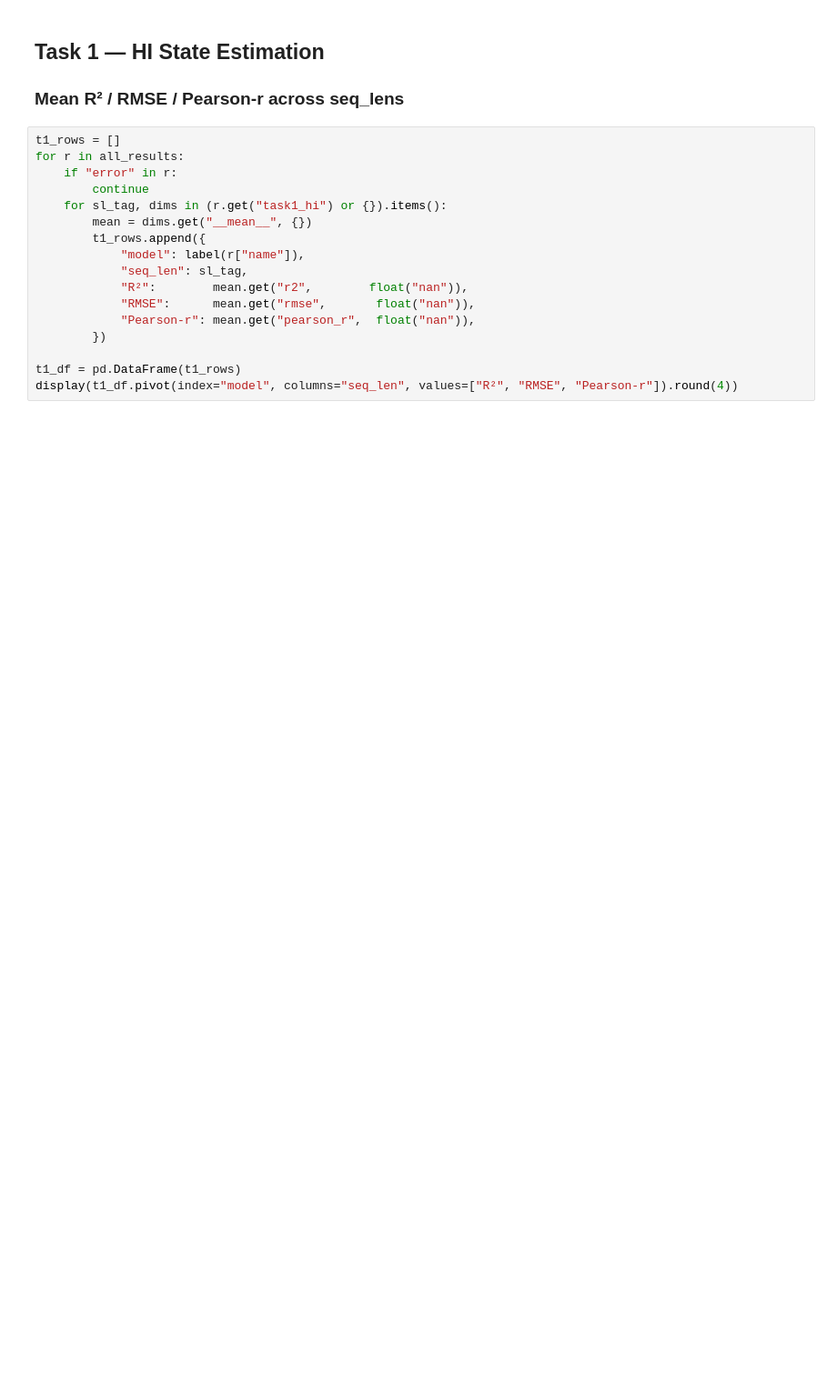
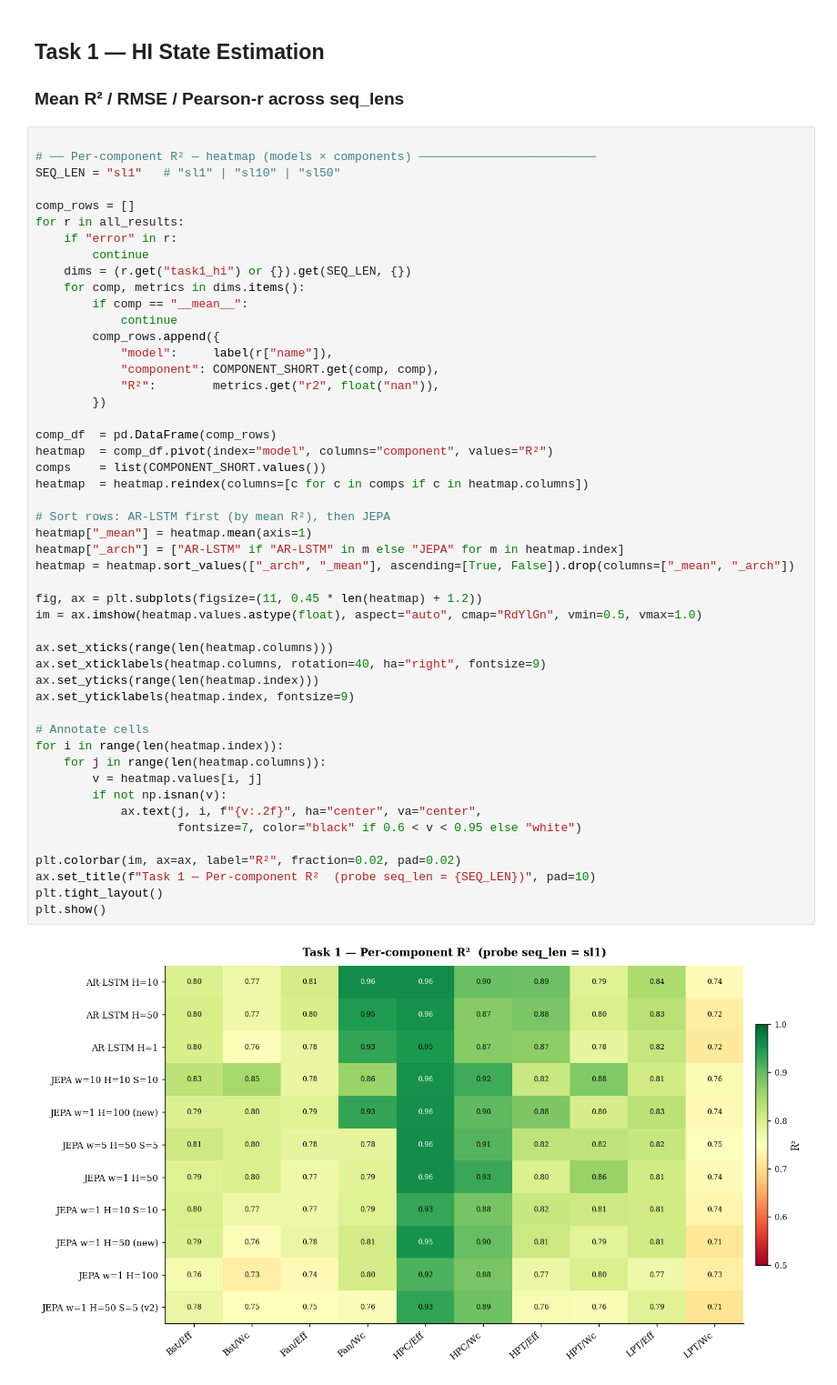
Before and after one commit to LucasStill/le-wm, a Jupyter notebook: results_viewer.ipynb, the cells around one changed output. Shown at 91% size. Drawn from its saved outputs; the diff is of its cells as text; blank space fills up the shorter version.

```diff
--- a/results_viewer.ipynb
+++ b/results_viewer.ipynb
@@ -100,23 +290,57 @@ overview
 # %% [markdown]
 ## Task 1 — HI State Estimation
 ### Mean R² / RMSE / Pearson-r across seq_lens
-# %%
-t1_rows = []
-for r in all_results:
-    if "error" in r:
-        continue
-    for sl_tag, dims in (r.get("task1_hi") or {}).items():
-        mean = dims.get("__mean__", {})
-        t1_rows.append({
-            "model": label(r["name"]),
-            "seq_len": sl_tag,
-            "R²":        mean.get("r2",        float("nan")),
-            "RMSE":      mean.get("rmse",       float("nan")),
-            "Pearson-r": mean.get("pearson_r",  float("nan")),
-        })
-
-t1_df = pd.DataFrame(t1_rows)
-display(t1_df.pivot(index="model", columns="seq_len", values=["R²", "RMSE", "Pearson-r"]).round(4))
+# %%
+
+# ── Per-component R² — heatmap (models × components) ─────────────────────────
+SEQ_LEN = "sl1"   # "sl1" | "sl10" | "sl50"
+
+comp_rows = []
+for r in all_results:
+    if "error" in r:
+        continue
+    dims = (r.get("task1_hi") or {}).get(SEQ_LEN, {})
+    for comp, metrics in dims.items():
+        if comp == "__mean__":
+            continue
+        comp_rows.append({
+            "model":     label(r["name"]),
+            "component": COMPONENT_SHORT.get(comp, comp),
+            "R²":        metrics.get("r2", float("nan")),
+        })
+
+comp_df  = pd.DataFrame(comp_rows)
+heatmap  = comp_df.pivot(index="model", columns="component", values="R²")
+comps    = list(COMPONENT_SHORT.values())
+heatmap  = heatmap.reindex(columns=[c for c in comps if c in heatmap.columns])
+
+# Sort rows: AR-LSTM first (by mean R²), then JEPA
+heatmap["_mean"] = heatmap.mean(axis=1)
+heatmap["_arch"] = ["AR-LSTM" if "AR-LSTM" in m else "JEPA" for m in heatmap.index]
+heatmap = heatmap.sort_values(["_arch", "_mean"], ascending=[True, False]).drop(columns=["_mean", "_arch"])
+
+fig, ax = plt.subplots(figsize=(11, 0.45 * len(heatmap) + 1.2))
+im = ax.imshow(heatmap.values.astype(float), aspect="auto", cmap="RdYlGn", vmin=0.5, vmax=1.0)
+
+ax.set_xticks(range(len(heatmap.columns)))
+ax.set_xticklabels(heatmap.columns, rotation=40, ha="right", fontsize=9)
+ax.set_yticks(range(len(heatmap.index)))
+ax.set_yticklabels(heatmap.index, fontsize=9)
+
+# Annotate cells
+for i in range(len(heatmap.index)):
+    for j in range(len(heatmap.columns)):
+        v = heatmap.values[i, j]
+        if not np.isnan(v):
+            ax.text(j, i, f"{v:.2f}", ha="center", va="center",
+                    fontsize=7, color="black" if 0.6 < v < 0.95 else "white")
+
+plt.colorbar(im, ax=ax, label="R²", fraction=0.02, pad=0.02)
+ax.set_title(f"Task 1 — Per-component R²  (probe seq_len = {SEQ_LEN})", pad=10)
+plt.tight_layout()
+plt.show()
+# %% [output]
+[figure, added]
 # %%
 # Per-component R² for a chosen seq_len
 SEQ_LEN = "sl1"   # change to "sl10" or "sl50" if available
```
Also changed, not shown: parts of 26 cells of this notebook, 33 other files.
